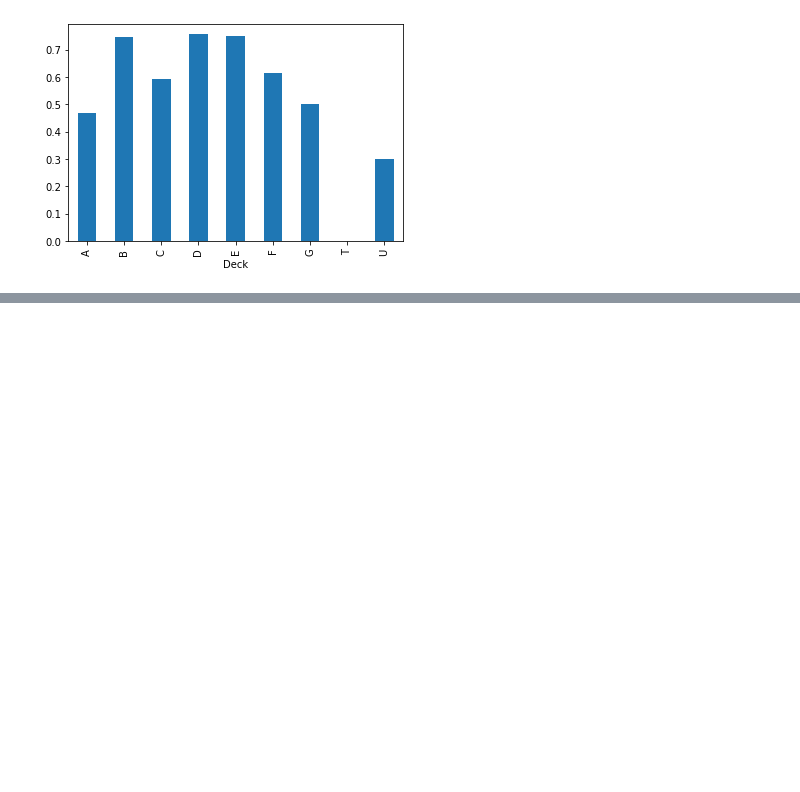
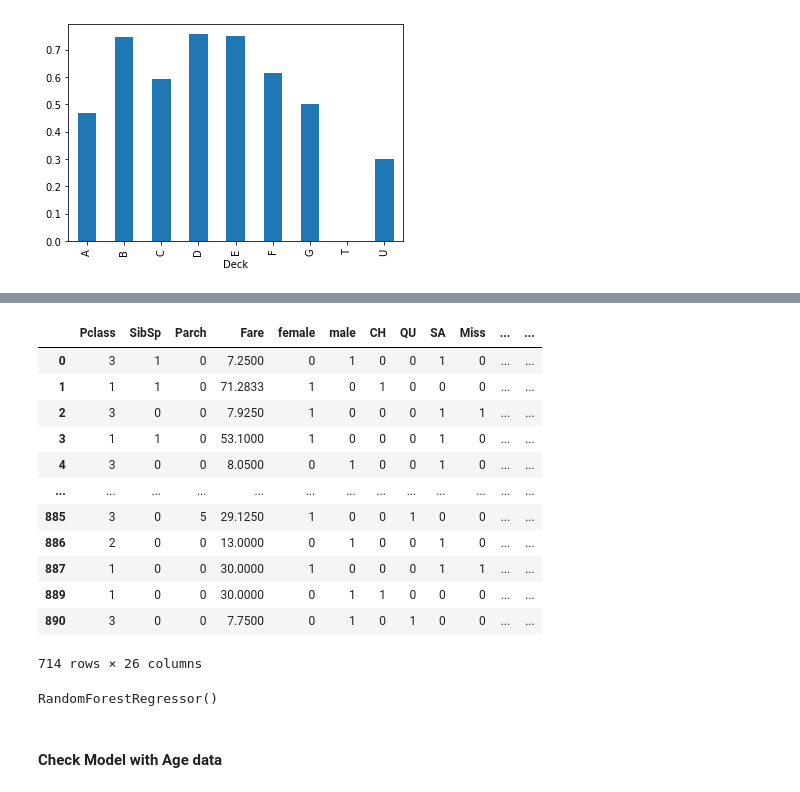
Before and after one commit to valerluca/Titanic_survive, a Jupyter notebook: Titanic_01.ipynb, the cells around one changed output, grey strips where cells are left out. Saved outputs shown, nothing was run; the diff lists cells and outputs as text; code cells hidden in the pictures; blank space fills up the shorter version.

```diff
--- a/Titanic_01.ipynb
+++ b/Titanic_01.ipynb
@@ -398,0 +495,27 @@ df['Survived'].groupby(df['Deck']).mean().plot(kind='bar')
+# %%
+titanicWithAge = df[pd.isnull(df['Age']) == False]
+titanicWithoutAge = df[pd.isnull(df['Age'])]
+# %%
+variables = ['Pclass', 'SibSp', 'Parch', 'Fare', 'Age']
+# %%
+one_hot_encoded_Embarked = pd.get_dummies(titanicWithAge['Embarked'])
+one_hot_encoded_Sex = pd.get_dummies(titanicWithAge['Sex'])
+one_hot_encoded_Title = pd.get_dummies(titanicWithAge['Title'])
+one_hot_encoded_Status= pd.get_dummies(titanicWithAge['Status'])
+one_hot_encoded_Deck = pd.get_dummies(titanicWithAge['Deck'])
+
+
+titanicWithAge = titanicWithAge[variables]
+titanicWithAge = pd.concat([titanicWithAge, one_hot_encoded_Sex, one_hot_encoded_Embarked, one_hot_encoded_Title,one_hot_encoded_Status,one_hot_encoded_Deck], axis = 1)
+
+one_hot_encoded_Embarked = pd.get_dummies(titanicWithoutAge['Embarked'])
+one_hot_encoded_Sex = pd.get_dummies(titanicWithoutAge['Sex'])
+one_hot_encoded_Title = pd.get_dummies(titanicWithoutAge['Title'])
+one_hot_encoded_Status = pd.get_dummies(titanicWithoutAge['Status'])
+one_hot_encoded_Deck = pd.get_dummies(titanicWithoutAge['Deck'])
+
+
+
+
+titanicWithoutAge = titanicWithoutAge[variables]
+titanicWithoutAge = pd.concat([titanicWithoutAge, one_hot_encoded_Sex, one_hot_encoded_Embarked, one_hot_encoded_Title,one_hot_encoded_Status,one_hot_encoded_Deck], axis = 1)
@@ -398,0 +589,3 @@ df['Survived'].groupby(df['Deck']).mean().plot(kind='bar')
+# %%
+independentVariables = ['Pclass','SibSp','Parch','Fare','female','male','CH','QU','SA','Miss','Mr','Mrs','Clergy',
+'Common','Dr','Military','Noble','A','B','C','D','E','F','G','T','U']
@@ -398,0 +594,22 @@ df['Survived'].groupby(df['Deck']).mean().plot(kind='bar')
+# %%
+titanicWithAge[independentVariables]
+# %% [output]
+|  | Pclass | SibSp | Parch | Fare | female | male | CH | QU | SA | Miss | ... | ... |
+| 0 | 3 | 1 | 0 | 7.2500 | 0 | 1 | 0 | 0 | 1 | 0 | ... | ... |
+| 1 | 1 | 1 | 0 | 71.2833 | 1 | 0 | 1 | 0 | 0 | 0 | ... | ... |
+| 2 | 3 | 0 | 0 | 7.9250 | 1 | 0 | 0 | 0 | 1 | 1 | ... | ... |
+| 3 | 1 | 1 | 0 | 53.1000 | 1 | 0 | 0 | 0 | 1 | 0 | ... | ... |
+| 4 | 3 | 0 | 0 | 8.0500 | 0 | 1 | 0 | 0 | 1 | 0 | ... | ... |
+| ... | ... | ... | ... | ... | ... | ... | ... | ... | ... | ... | ... | ... |
+| 885 | 3 | 0 | 5 | 29.1250 | 1 | 0 | 0 | 1 | 0 | 0 | ... | ... |
+| 886 | 2 | 0 | 0 | 13.0000 | 0 | 1 | 0 | 0 | 1 | 0 | ... | ... |
+| 887 | 1 | 0 | 0 | 30.0000 | 1 | 0 | 0 | 0 | 1 | 1 | ... | ... |
+| 889 | 1 | 0 | 0 | 30.0000 | 0 | 1 | 1 | 0 | 0 | 0 | ... | ... |
+| 890 | 3 | 0 | 0 | 7.7500 | 0 | 1 | 0 | 1 | 0 | 0 | ... | ... |
+714 rows × 26 columns
+# %%
+rfModel_age.fit(titanicWithAge[independentVariables], titanicWithAge['Age'])
+# %% [output]
+RandomForestRegressor()
+# %% [markdown]
+#### Check Model with Age data
```
Also changed, not shown: parts of 68 cells of this notebook.
